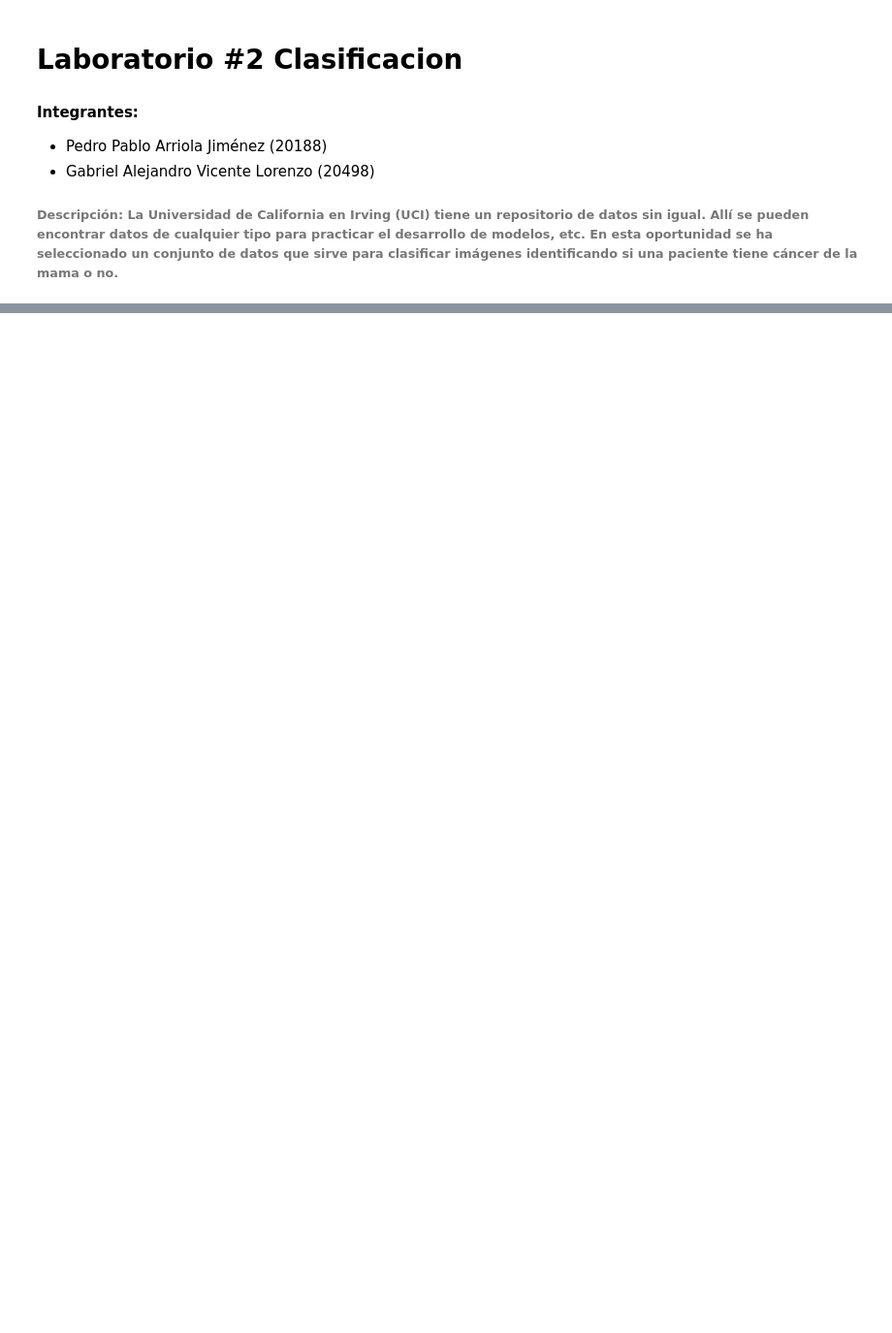
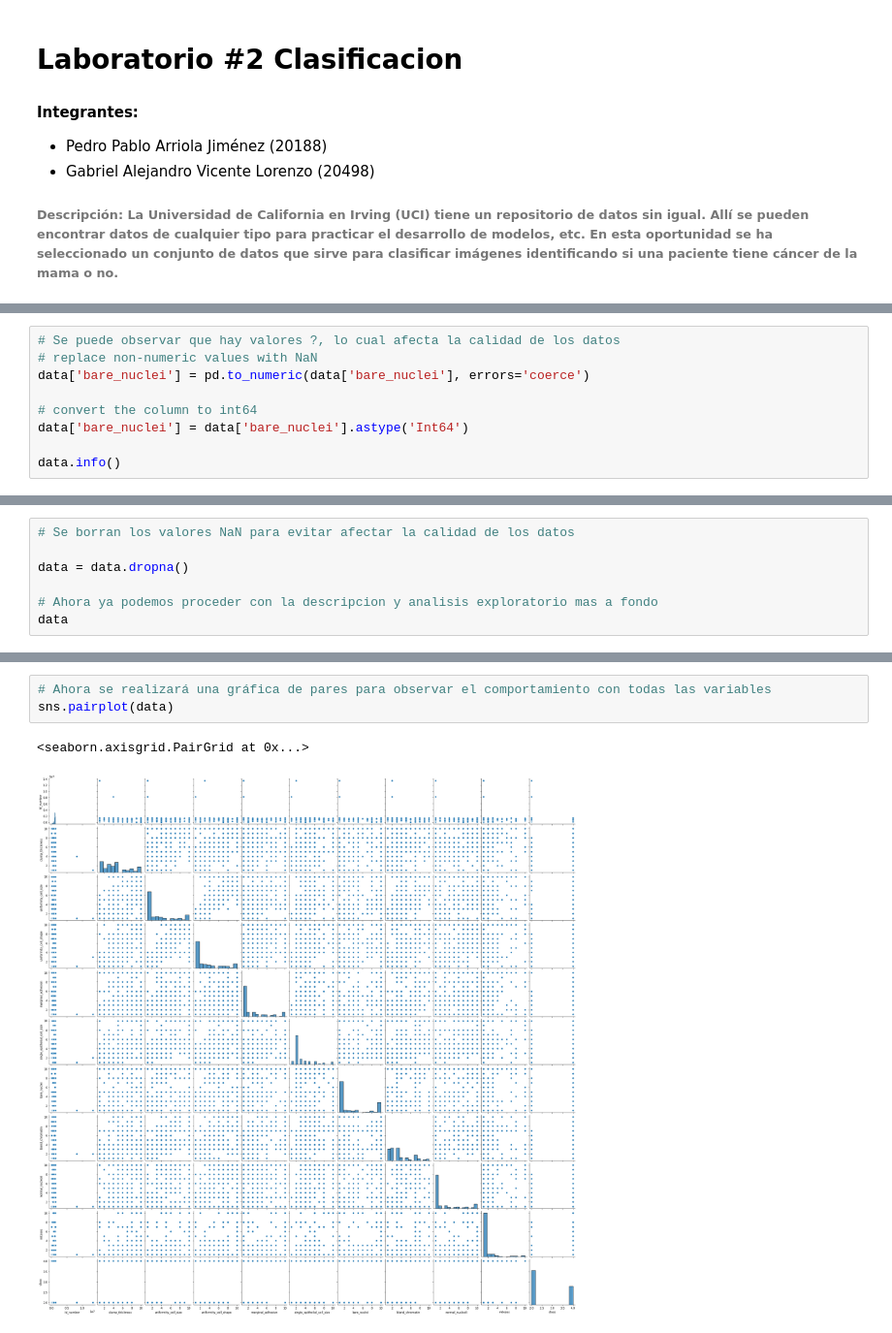
Before and after one commit to unclepete-20/lab2-md-clasificacion, a Jupyter notebook: lab2_clasificacion.ipynb, the cells around one changed output, grey strips where cells are left out. Shown: that part at 97% size. Saved outputs shown, nothing was run; the diff lists cells and outputs as text; blank space fills up the shorter version.

Commit message:
Se comienza con analisis de datos

```diff
--- a/lab2_clasificacion.ipynb
+++ b/lab2_clasificacion.ipynb
@@ -37,0 +99,9 @@ data
+# %%
+# Se puede observar que hay valores ?, lo cual afecta la calidad de los datos
+# replace non-numeric values with NaN
+data['bare_nuclei'] = pd.to_numeric(data['bare_nuclei'], errors='coerce')
+
+# convert the column to int64
+data['bare_nuclei'] = data['bare_nuclei'].astype('Int64')
+
+data.info()
@@ -37,0 +143,7 @@ data
+# %%
+# Se borran los valores NaN para evitar afectar la calidad de los datos
+
+data = data.dropna()
+
+# Ahora ya podemos proceder con la descripcion y analisis exploratorio mas a fondo
+data
@@ -37,0 +183,6 @@ data
+# %%
+# Ahora se realizará una gráfica de pares para observar el comportamiento con todas las variables
+sns.pairplot(data)
+# %% [output]
+<seaborn.axisgrid.PairGrid at 0x...>
+[figure, added]
```
Also changed, not shown: parts of 17 cells of this notebook.
